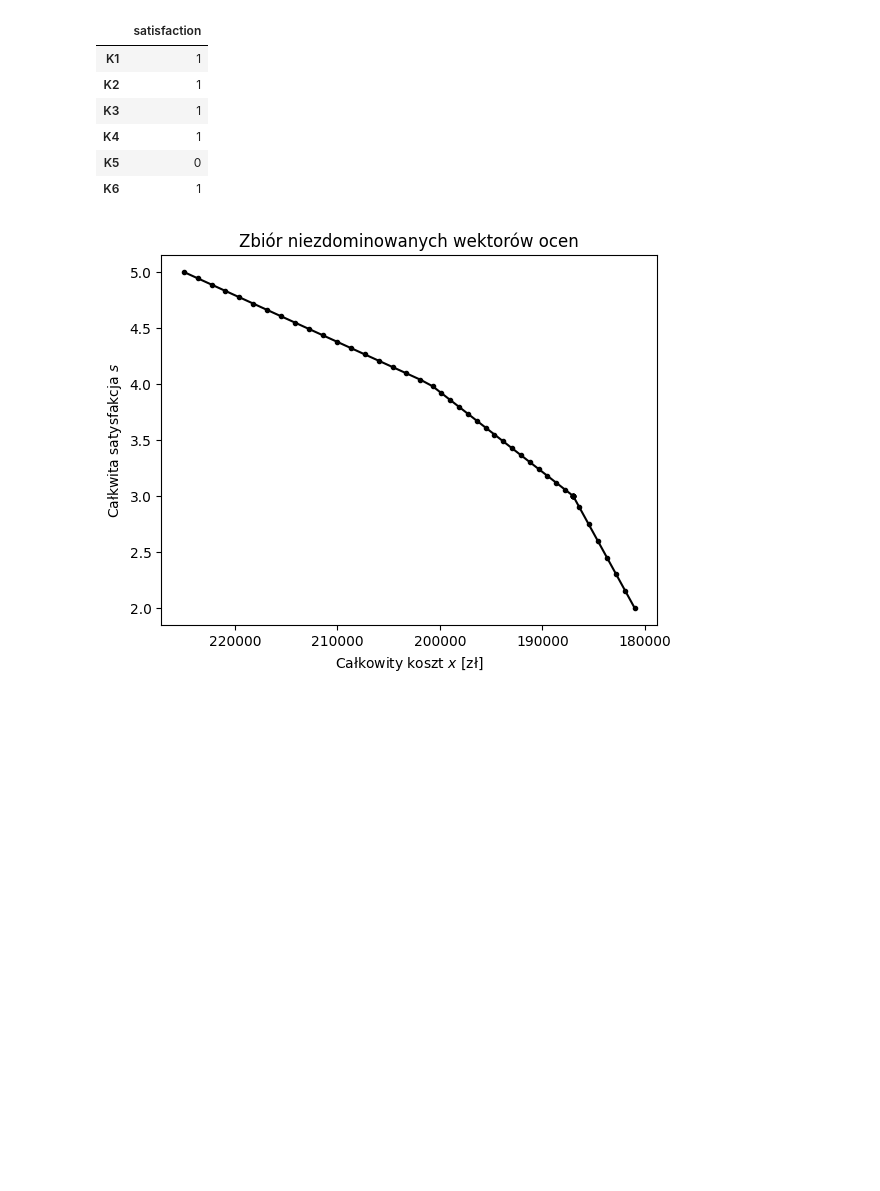
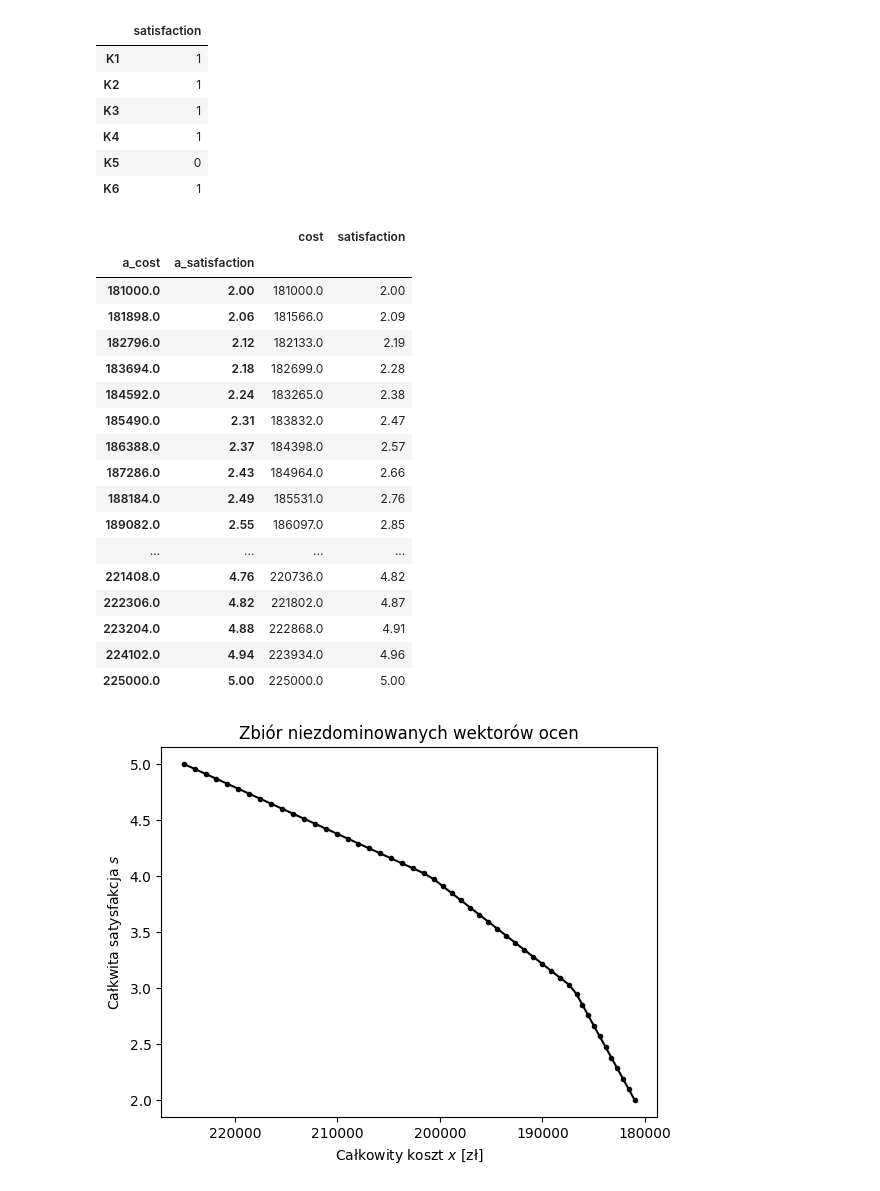
Before and after one commit to jostrzol/mom, a Jupyter notebook: proj3/src/proj3.ipynb, the cells around one changed output. Drawn from its saved outputs; the diff is of its cells as text; code cells hidden in the pictures; blank space fills up the shorter version.

```diff
--- a/proj3/src/proj3.ipynb
+++ b/proj3/src/proj3.ipynb
@@ -184,18 +183,51 @@ result_satisfaction
 # %%
 import numpy as np
 
 cost_aspirations = np.linspace(
     result_cost.total_cost, result_satisfaction.total_cost, 50
 )
 
 satisfaction_aspirations = np.linspace(
     result_cost.total_satisfaction, result_satisfaction.total_satisfaction, 50
 )
 
 results = [
-    run(ampl, aspiration_satisfaction=satisfaction, aspiration_cost=cost, lambda_satisfaction=100000)
+    run(
+        ampl,
+        aspiration_satisfaction=satisfaction,
+        aspiration_cost=cost,
+    )
     for cost, satisfaction in zip(cost_aspirations, satisfaction_aspirations)
 ]
+
+effective = pd.DataFrame(
+    {
+        "a_cost": cost_aspirations,
+        "a_satisfaction": satisfaction_aspirations,
+        "cost": np.array([result.total_cost for result in results]),
+        "satisfaction": np.array([result.total_satisfaction for result in results]),
+    }
+)
+effective.round({"a_cost": 0, "a_satisfaction": 2, "cost": 0, "satisfaction": 2}).set_index(["a_cost", "a_satisfaction"])
+# %% [output]
+|  |  | cost | satisfaction |
+| a_cost | a_satisfaction |  |  |
+| 181000.0 | 2.00 | 181000.0 | 2.00 |
+| 181898.0 | 2.06 | 181566.0 | 2.09 |
+| 182796.0 | 2.12 | 182133.0 | 2.19 |
+| 183694.0 | 2.18 | 182699.0 | 2.28 |
+| 184592.0 | 2.24 | 183265.0 | 2.38 |
+| 185490.0 | 2.31 | 183832.0 | 2.47 |
+| 186388.0 | 2.37 | 184398.0 | 2.57 |
+| 187286.0 | 2.43 | 184964.0 | 2.66 |
+| 188184.0 | 2.49 | 185531.0 | 2.76 |
+| 189082.0 | 2.55 | 186097.0 | 2.85 |
+| ... | ... | ... | ... |
+| 221408.0 | 4.76 | 220736.0 | 4.82 |
+| 222306.0 | 4.82 | 221802.0 | 4.87 |
+| 223204.0 | 4.88 | 222868.0 | 4.91 |
+| 224102.0 | 4.94 | 223934.0 | 4.96 |
+| 225000.0 | 5.00 | 225000.0 | 5.00 |
 # %%
 from matplotlib import pyplot as plt
 
```
Also changed, not shown: parts of 3 cells of this notebook, 8 other files.
